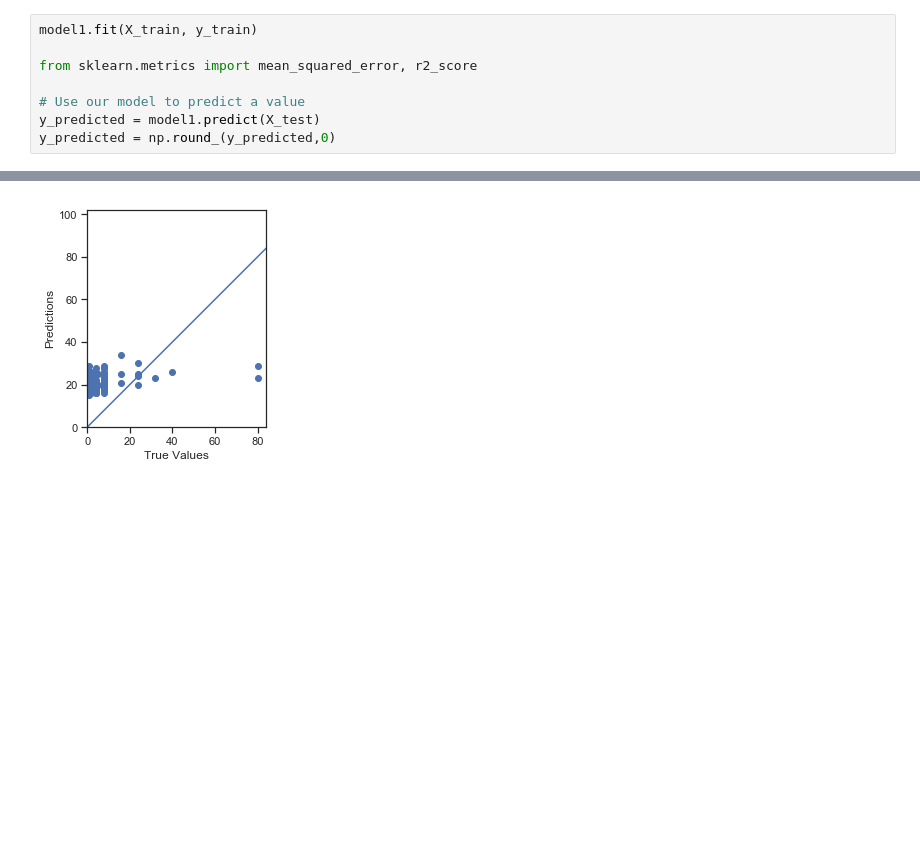
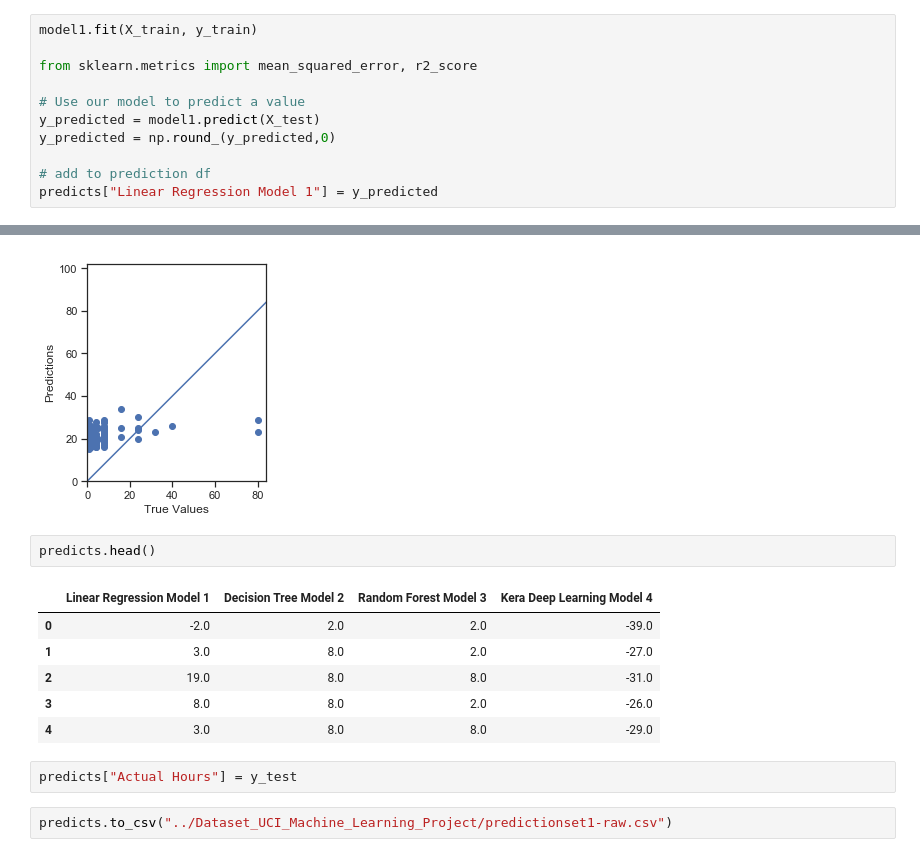
Before and after one commit to lsunl/project-LA, a Jupyter notebook: Tutorial/Machine Learning Tutorial - Absenteeism at Work-Raw Data.ipynb, the cells around one changed output, grey strips where cells are left out. Cells and saved outputs as stored; diff of their text form; blank space fills up the shorter version.

```diff
--- a/Tutorial/Machine Learning Tutorial - Absenteeism at Work-Raw Data.ipynb
+++ b/Tutorial/Machine Learning Tutorial - Absenteeism at Work-Raw Data.ipynb
@@ -70,6 +83,9 @@ from sklearn.metrics import mean_squared_error, r2_score
 # Use our model to predict a value
 y_predicted = model1.predict(X_test)
 y_predicted = np.round_(y_predicted,0)
+
+# add to prediction df
+predicts["Linear Regression Model 1"] = y_predicted
 # %%
 # Score the prediction with mse and r2
 mse = mean_squared_error(y_test, y_predicted)
@@ -210,3 +233,16 @@ plt.ylim([0,plt.ylim()[1]])
 _ = plt.plot([-100, 100], [-100, 100])
 # %% [output]
 [figure]
+# %%
+predicts.head()
+# %% [output]
+|  | Linear Regression Model 1 | Decision Tree Model 2 | Random Forest Model 3 | Kera Deep Learning Model 4 |
+| 0 | -2.0 | 2.0 | 2.0 | -39.0 |
+| 1 | 3.0 | 8.0 | 2.0 | -27.0 |
+| 2 | 19.0 | 8.0 | 8.0 | -31.0 |
+| 3 | 8.0 | 8.0 | 2.0 | -26.0 |
+| 4 | 3.0 | 8.0 | 8.0 | -29.0 |
+# %%
+predicts["Actual Hours"] = y_test
+# %%
+predicts.to_csv("../Dataset_UCI_Machine_Learning_Project/predictionset1-raw.csv")
```
Also changed, not shown: parts of 9 cells of this notebook.
